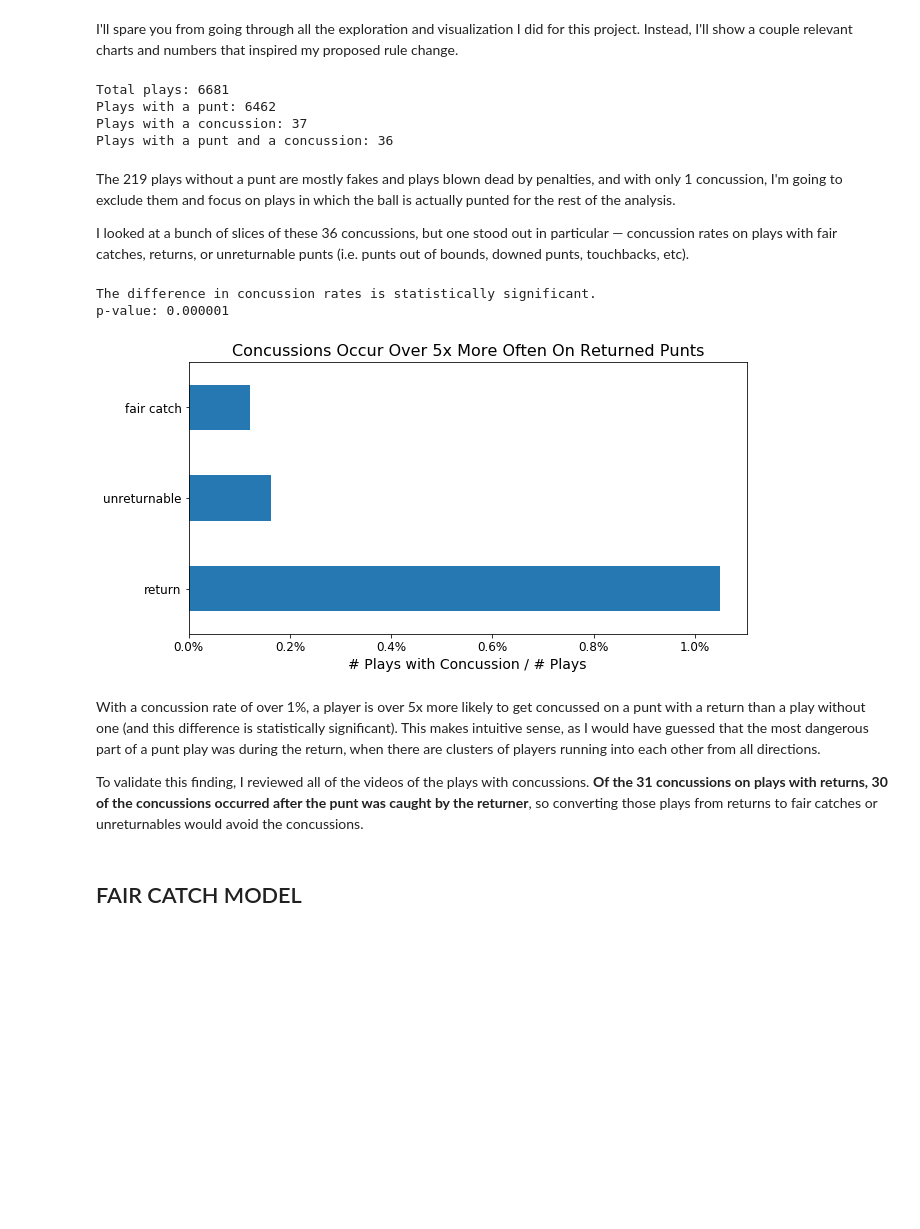
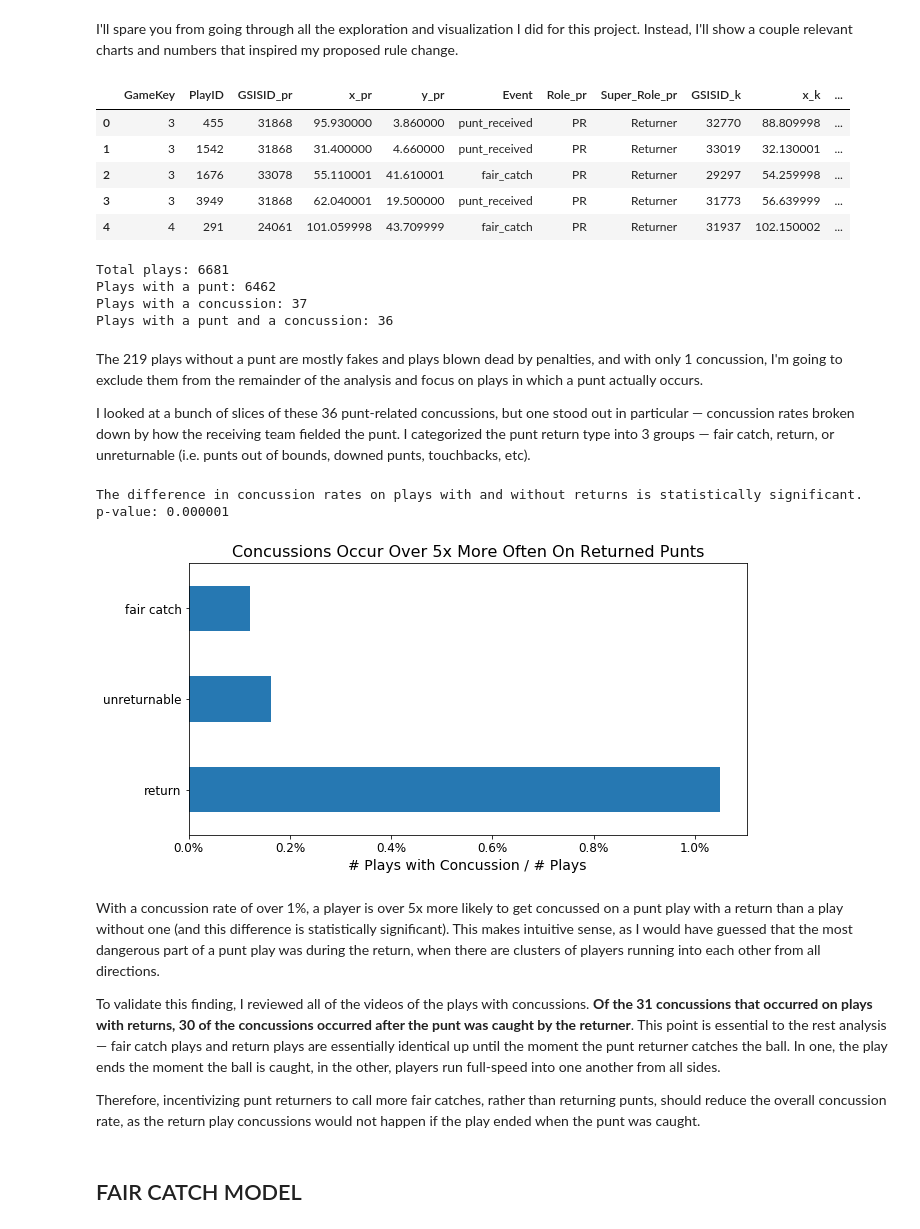
Before and after one commit to alexwainger/NFLPuntAnalytics, a Jupyter notebook: code/analysis.ipynb, the cells around one changed output. Cells and saved outputs as stored; diff of their text form; code cells hidden in the pictures; blank space fills up the shorter version.

```diff
--- a/code/analysis.ipynb
+++ b/code/analysis.ipynb
@@ -70,6 +71,15 @@ aug_play_information = play_information.merge(
 )
 
 aug_play_information['Has_Concussion'] = ~aug_play_information.GSISID.isna()
+# %%
+min_distances.head()
+# %% [output]
+|  | GameKey | PlayID | GSISID_pr | x_pr | y_pr | Event | Role_pr | Super_Role_pr | GSISID_k | x_k | ... |
+| 0 | 3 | 455 | 31868 | 95.930000 | 3.860000 | punt_received | PR | Returner | 32770 | 88.809998 | ... |
+| 1 | 3 | 1542 | 31868 | 31.400000 | 4.660000 | punt_received | PR | Returner | 33019 | 32.130001 | ... |
+| 2 | 3 | 1676 | 33078 | 55.110001 | 41.610001 | fair_catch | PR | Returner | 29297 | 54.259998 | ... |
+| 3 | 3 | 3949 | 31868 | 62.040001 | 19.500000 | punt_received | PR | Returner | 31773 | 56.639999 | ... |
+| 4 | 4 | 291 | 24061 | 101.059998 | 43.709999 | fair_catch | PR | Returner | 31937 | 102.150002 | ... |
 # %%
 plays_with_punts = aug_play_information[aug_play_information.Has_Punt]
 plays_with_concussions = aug_play_information[aug_play_information.Has_Concussion]
@@ -84,9 +94,9 @@ Plays with a punt: 6462
 Plays with a concussion: 37
 Plays with a punt and a concussion: 36
 # %% [markdown]
-The 219 plays without a punt are mostly fakes and plays blown dead by penalties, and with only 1 concussion, I'm going to exclude them and focus on plays in which the ball is actually punted for the rest of the analysis.
+The 219 plays without a punt are mostly fakes and plays blown dead by penalties, and with only 1 concussion, I'm going to exclude them from the remainder of the analysis and focus on plays in which a punt actually occurs.
 
-I looked at a bunch of slices of these 36 concussions, but one stood out in particular — concussion rates on plays with fair catches, returns, or unreturnable punts (i.e. punts out of bounds, downed punts, touchbacks, etc).
+I looked at a bunch of slices of these 36 punt-related concussions, but one stood out in particular — concussion rates broken down by how the receiving team fielded the punt. I categorized the punt return type into 3 groups — fair catch, return, or unreturnable (i.e. punts out of bounds, downed punts, touchbacks, etc).
 # %%
 plays_with_concussions = plays_with_concussions[plays_with_concussions.Has_Punt]
 
@@ -105,17 +115,19 @@ ttest_res = ttest_ind(
 )
 
 if ttest_res.pvalue < .05:
-    print('The difference in concussion rates is statistically significant.')
+    print('The difference in concussion rates on plays with and without returns is statistically significant.')
 else:
-    print('The difference in consussion rates is not statistically significant.')
+    print('The difference in concussion rates on plays with and without returns is not statistically significant.')
 print('p-value:', '%f' % ttest_res.pvalue)
 # %% [output]
-The difference in concussion rates is statistically significant.
+The difference in concussion rates on plays with and without returns is statistically significant.
 p-value: 0.000001
 [figure]
 # %% [markdown]
-With a concussion rate of over 1%, a player is over 5x more likely to get concussed on a punt with a return than a play without one (and this difference is statistically significant). This makes intuitive sense, as I would have guessed that the most dangerous part of a punt play was during the return, when there are clusters of players running into each other from all directions.
+With a concussion rate of over 1%, a player is over 5x more likely to get concussed on a punt play with a return than a play without one (and this difference is statistically significant). This makes intuitive sense, as I would have guessed that the most dangerous part of a punt play was during the return, when there are clusters of players running into each other from all directions.
 
-To validate this finding, I reviewed all of the videos of the plays with concussions. **Of the 31 concussions on plays with returns, 30 of the concussions occurred after the punt was caught by the returner**, so converting those plays from returns to fair catches or unreturnables would avoid the concussions.
+To validate this finding, I reviewed all of the videos of the plays with concussions. **Of the 31 concussions that occurred on plays with returns, 30 of the concussions occurred after the punt was caught by the returner**. This point is essential to the rest analysis — fair catch plays and return plays are essentially identical up until the moment the punt returner catches the ball. In one, the play ends the moment the ball is caught, in the other, players run full-speed into one another from all sides.
+
+Therefore, incentivizing punt returners to call more fair catches, rather than returning punts, should reduce the overall concussion rate, as the return play concussions would not happen if the play ended when the punt was caught.
 # %% [markdown]
 ## FAIR CATCH MODEL
```
Also changed, not shown: parts of 17 cells of this notebook.
